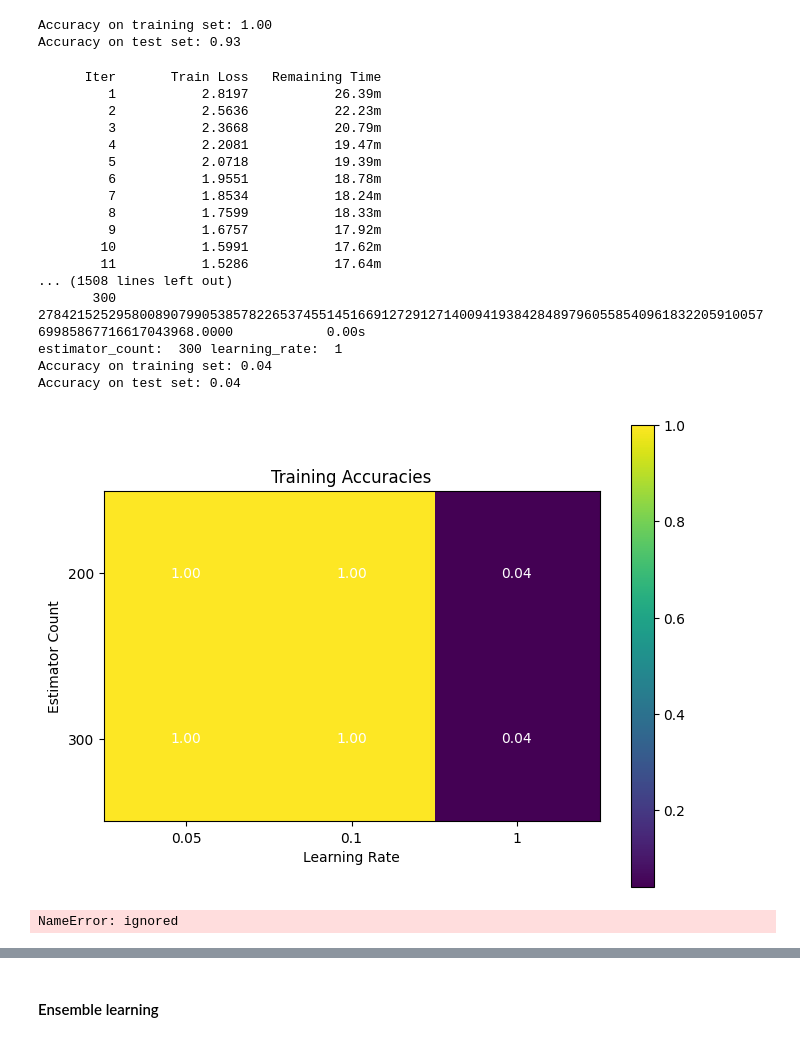
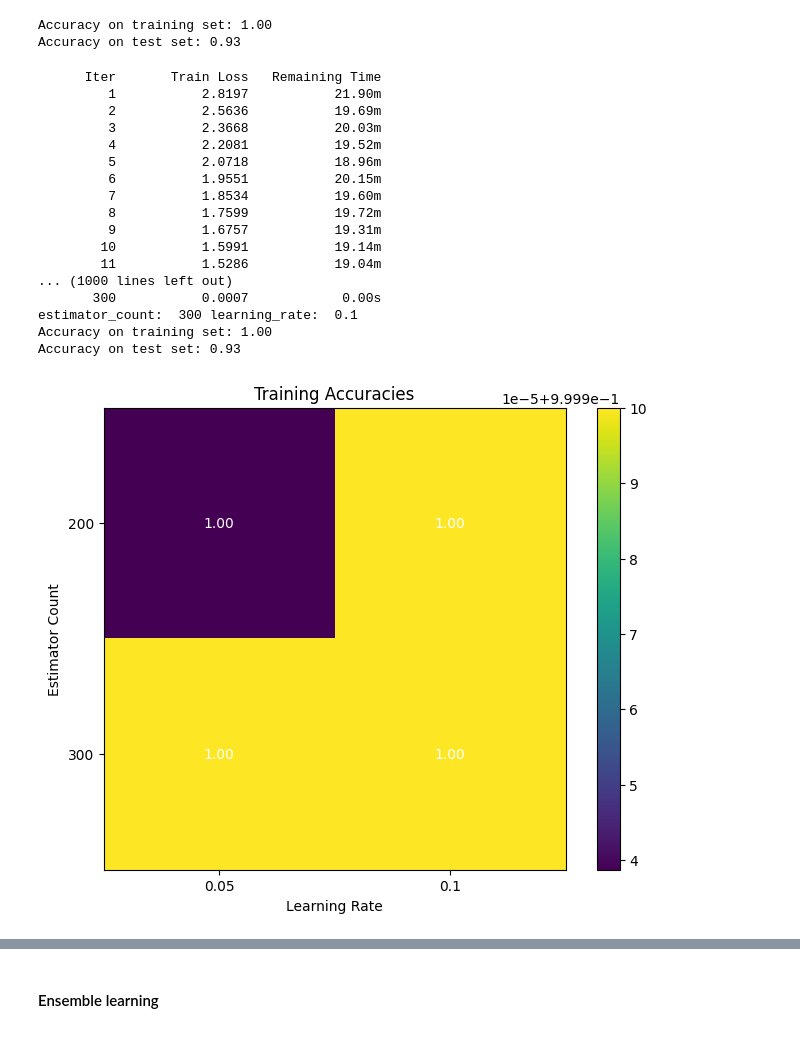
Before and after one commit to sokonana/NYP-IT105-Project, a Jupyter notebook: Final_Submission/ITI105_Project_AllenLee_JacobAbraham.ipynb, the cells around one changed output, grey strips where cells are left out. Drawn from its saved outputs; the diff is of its cells as text; code cells hidden in the pictures.

```diff
--- a/Final_Submission/ITI105_Project_AllenLee_JacobAbraham.ipynb
+++ b/Final_Submission/ITI105_Project_AllenLee_JacobAbraham.ipynb
@@ -795,7 +795,7 @@ Accuracy on training set: 1.00
 Accuracy on test set: 0.93
 # %%
 estimator_count = [200, 300]
-learning_rate = [0.05, 0.1, 1]
+learning_rate = [0.05, 0.1]
 train_accuracies = np.zeros((len(estimator_count), len(learning_rate)))
 test_accuracies = np.zeros((len(estimator_count), len(learning_rate)))
 
@@ -816,49 +816,48 @@ fig, ax = plt.subplots(figsize=(8, 6))
 im = ax.imshow(train_accuracies, cmap='viridis')
 ax.set_xticks(np.arange(len(learning_rate)))
 ax.set_yticks(np.arange(len(estimator_count)))
 ax.set_xticklabels(learning_rate)
 ax.set_yticklabels(estimator_count)
 ax.set_xlabel('Learning Rate')
 ax.set_ylabel('Estimator Count')
 ax.set_title('Training Accuracies')
 for i in range(len(estimator_count)):
     for j in range(len(learning_rate)):
         text = ax.text(j, i, "{:.2f}".format(train_accuracies[i, j]), ha='center', va='center', color='w')
 plt.colorbar(im, ax=ax)
 plt.show()
 
 # Plotting the test accuracies
 fig, ax = plt.subplots(figsize=(8, 6))
 im = ax.imshow(test_accuracies, cmap='viridis')
-ax.set_xticks(np.arange(len(max_depth)))
+ax.set_xticks(np.arange(len(learning_rate)))
 ax.set_yticks(np.arange(len(estimator_count)))
 ax.set_xticklabels(learning_rate)
 ax.set_yticklabels(estimator_count)
 ax.set_xlabel('Learning Rate')
 ax.set_ylabel('Estimator Count')
 ax.set_title('Test Accuracies')
 for i in range(len(estimator_count)):
     for j in range(len(learning_rate)):
         text = ax.text(j, i, "{:.2f}".format(test_accuracies[i, j]), ha='center', va='center', color='w')
 plt.colorbar(im, ax=ax)
 plt.show()
 # %% [output]
       Iter       Train Loss   Remaining Time
-         1           2.8197           26.39m
-         2           2.5636           22.23m
-         3           2.3668           20.79m
-         4           2.2081           19.47m
-         5           2.0718           19.39m
-         6           1.9551           18.78m
-         7           1.8534           18.24m
-         8           1.7599           18.33m
-         9           1.6757           17.92m
-        10           1.5991           17.62m
-        11           1.5286           17.64m
-... (1508 lines left out)
-       300 27842152529580089079905385782265374551451669127291271400941938428489796055854096183220591005769985867716617043968.0000            0.00s
-estimator_count:  300 learning_rate:  1
-Accuracy on training set: 0.04
-Accuracy on test set: 0.04
+         1           2.8197           21.90m
+         2           2.5636           19.69m
+         3           2.3668           20.03m
+         4           2.2081           19.52m
+         5           2.0718           18.96m
+         6           1.9551           20.15m
+         7           1.8534           19.60m
+         8           1.7599           19.72m
+         9           1.6757           19.31m
+        10           1.5991           19.14m
+        11           1.5286           19.04m
+... (1000 lines left out)
+       300           0.0007            0.00s
+estimator_count:  300 learning_rate:  0.1
+Accuracy on training set: 1.00
+Accuracy on test set: 0.93
-[figure, old version]
+[figure, new version]
-NameError: ignored
```
Also changed, not shown: parts of 1 cell of this notebook.
